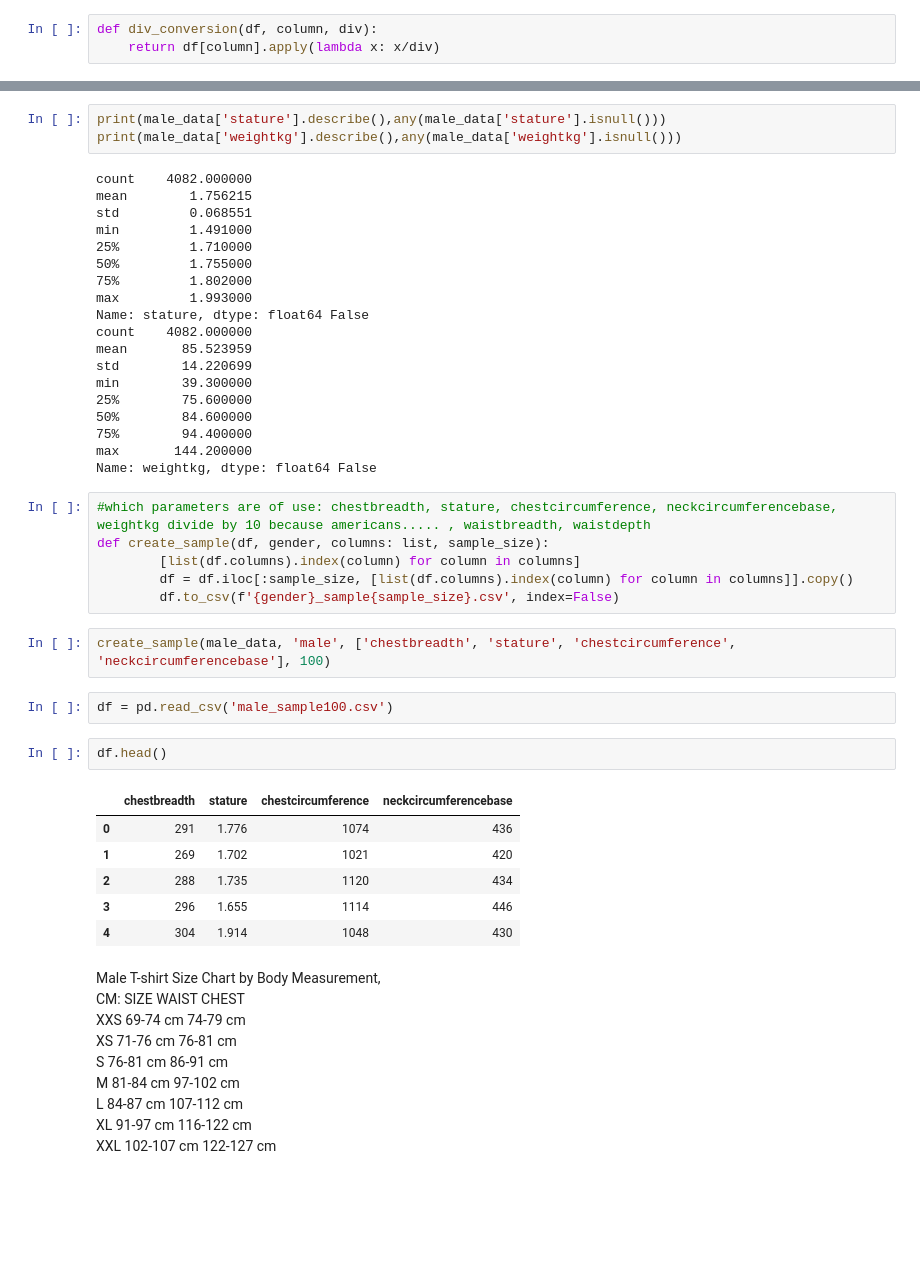
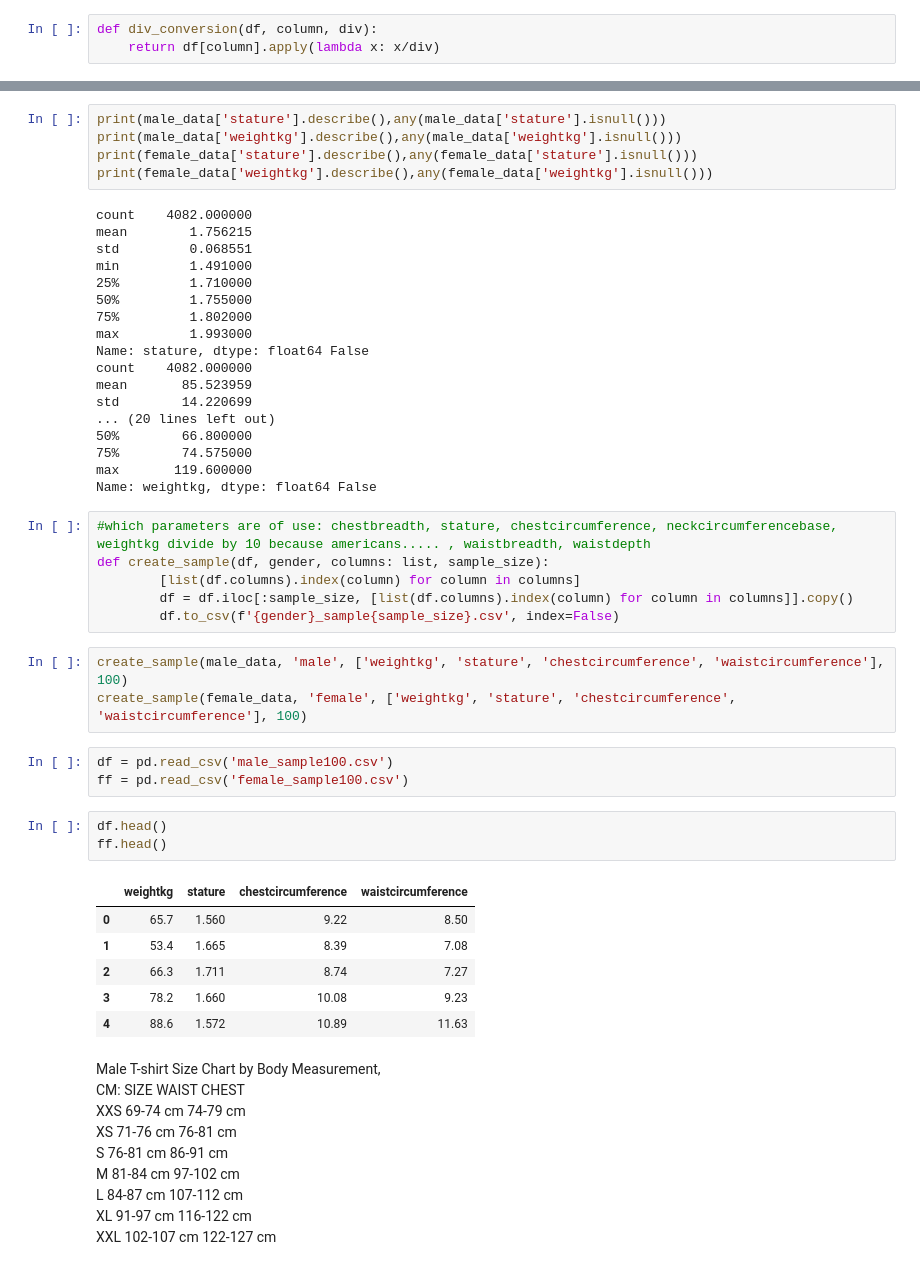
Before and after one commit to emcy90/jupyteredu, a Jupyter notebook: bodyEDA.ipynb, the cells around one changed output, grey strips where cells are left out. Drawn from its saved outputs; the diff is of its cells as text; blank space fills up the shorter version.

Commit message:
conversions and new dataset-samples

```diff
--- a/bodyEDA.ipynb
+++ b/bodyEDA.ipynb
@@ -88,6 +94,8 @@ male_data['weightkg'] = div_conversion(male_data, 'weightkg', 10) # Convert to K
 # %%
 print(male_data['stature'].describe(),any(male_data['stature'].isnull()))
 print(male_data['weightkg'].describe(),any(male_data['weightkg'].isnull()))
+print(female_data['stature'].describe(),any(female_data['stature'].isnull()))
+print(female_data['weightkg'].describe(),any(female_data['weightkg'].isnull()))
 # %% [output]
 count    4082.000000
 mean        1.756215
@@ -101,11 +109,10 @@ Name: stature, dtype: float64 False
 count    4082.000000
 mean       85.523959
 std        14.220699
-min        39.300000
-25%        75.600000
-50%        84.600000
-75%        94.400000
-max       144.200000
+... (20 lines left out)
+50%        66.800000
+75%        74.575000
+max       119.600000
 Name: weightkg, dtype: float64 False
 # %%
 #which parameters are of use: chestbreadth, stature, chestcircumference, neckcircumferencebase, weightkg divide by 10 because americans..... , waistbreadth, waistdepth
@@ -114,18 +121,21 @@ def create_sample(df, gender, columns: list, sample_size):
         df = df.iloc[:sample_size, [list(df.columns).index(column) for column in columns]].copy()
         df.to_csv(f'{gender}_sample{sample_size}.csv', index=False)
 # %%
-create_sample(male_data, 'male', ['chestbreadth', 'stature', 'chestcircumference', 'neckcircumferencebase'], 100)
+create_sample(male_data, 'male', ['weightkg', 'stature', 'chestcircumference', 'waistcircumference'], 100)
+create_sample(female_data, 'female', ['weightkg', 'stature', 'chestcircumference', 'waistcircumference'], 100)
 # %%
 df = pd.read_csv('male_sample100.csv')
+ff = pd.read_csv('female_sample100.csv')
 # %%
 df.head()
+ff.head()
 # %% [output]
-|  | chestbreadth | stature | chestcircumference | neckcircumferencebase |
-| 0 | 291 | 1.776 | 1074 | 436 |
-| 1 | 269 | 1.702 | 1021 | 420 |
-| 2 | 288 | 1.735 | 1120 | 434 |
-| 3 | 296 | 1.655 | 1114 | 446 |
-| 4 | 304 | 1.914 | 1048 | 430 |
+|  | weightkg | stature | chestcircumference | waistcircumference |
+| 0 | 65.7 | 1.560 | 9.22 | 8.50 |
+| 1 | 53.4 | 1.665 | 8.39 | 7.08 |
+| 2 | 66.3 | 1.711 | 8.74 | 7.27 |
+| 3 | 78.2 | 1.660 | 10.08 | 9.23 |
+| 4 | 88.6 | 1.572 | 10.89 | 11.63 |
 # %% [markdown]
 Male T-shirt Size Chart by Body Measurement, <br>
 CM: SIZE WAIST CHEST <br>
```
Also changed, not shown: parts of 1 cell of this notebook, 2 other files.
